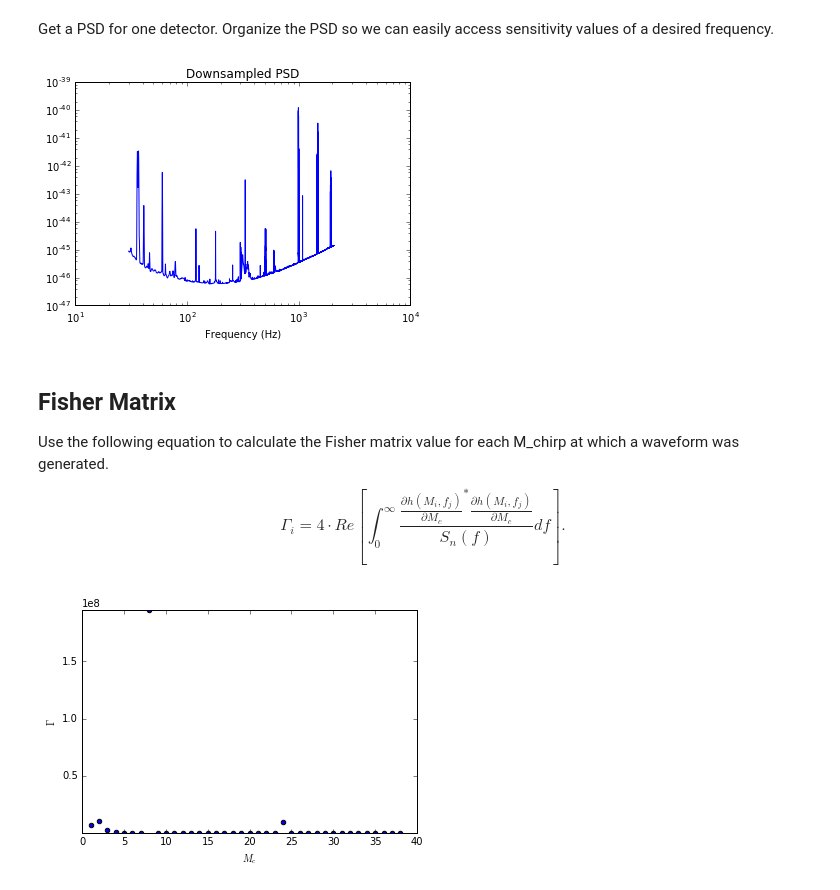
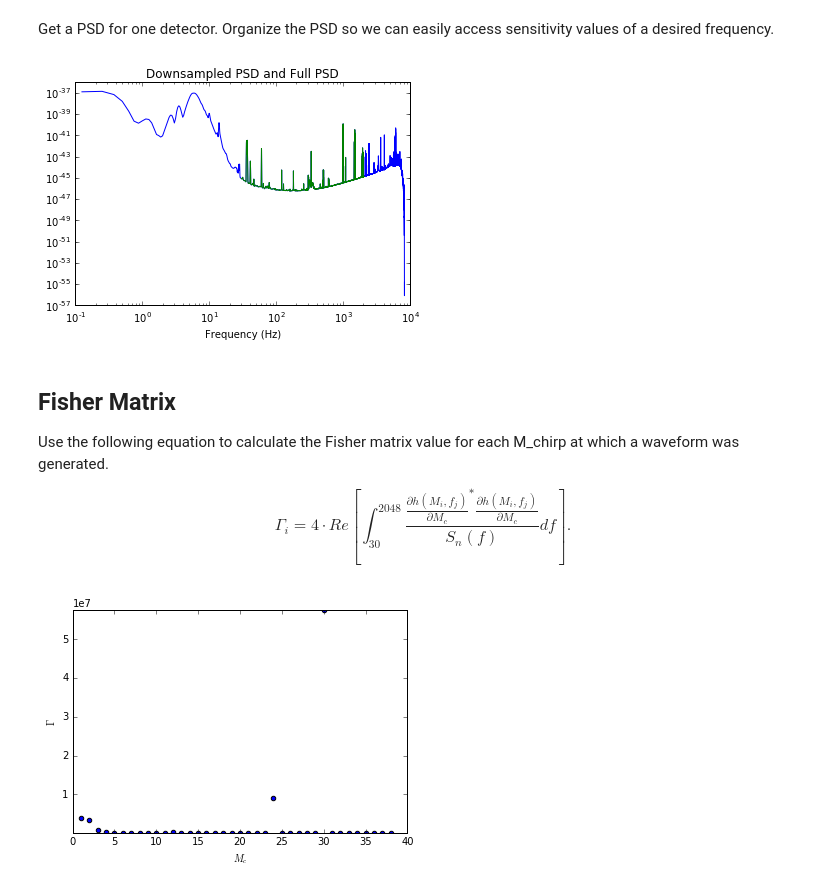
Before and after one commit to CIERA-Northwestern/precession_measurability, a Jupyter notebook: fisher_matrix.ipynb, the cells around one changed output. Saved outputs shown, nothing was run; the diff lists cells and outputs as text; code cells hidden in the pictures.

```diff
--- a/fisher_matrix.ipynb
+++ b/fisher_matrix.ipynb
@@ -89,6 +93,8 @@ fmax = fnyq = 2048
 # We're actually doing a numerical integral so df -> \delta f
 delta_f = 0.125
 
+flow_index = flow/delta_f
+
 # Define the overlap object
 olap = lalsimutils.Overlap(flow, fmax, fnyq, delta_f)
 # %% [markdown]
@@ -110,10 +116,12 @@ Calculate an array of frequencies corresponding to h(f). This frequency list is
 
 Question: Is there a way to extract this array from SimInspiralFD?
 # %%
-freqs_waveform = []
-for index in numpy.arange(len(waveforms[0])):
-    freqs_waveform.append(flow + delta_f*index)
-freqs_waveform = numpy.asarray(freqs_waveform)
+#freqs_waveform = []
+#for index in numpy.arange(len(waveforms[0])):
+#    freqs_waveform.append(flow + delta_f*index)
+#freqs_waveform = numpy.asarray(freqs_waveform)
+
+freqs_waveform = numpy.arange(0, 2048 + delta_f, delta_f)
 
 # FIX ME: maybe an easier way to do with by defining a lambda function or something but this
 # seemed convenient since I need the frequencies in an array of length len(waveforms[0])
@@ -183,32 +257,34 @@ Get a PSD for one detector. Organize the PSD so we can easily access sensitivity
 # %%
 # Get a PSD to weight the Fisher matrix
 frequencies, psd = numpy.loadtxt("H1-GDS-CALIB_STRAIN.txt", unpack=True)
 df = frequencies[1] - frequencies[0]
 psd *= psd
 
 # Interpolate a function for PSD as a function of frequency
 freq_func = interpolate.interp1d(frequencies, psd)
 
-plt.loglog(freqs_waveform, freq_func(freqs_waveform))
+plt.loglog(frequencies, psd)
+plt.loglog(freqs_waveform[flow_index:], freq_func(freqs_waveform[flow_index:]))
 plt.xlabel('Frequency (Hz)')
-plt.title('Downsampled PSD')
+plt.title('Downsampled PSD and Full PSD')
 plt.show()
 # %% [output]
-[figure, old version]
+[figure, new version]
 # %% [markdown]
 ## Fisher Matrix
 
 Use the following equation to calculate the Fisher matrix value for each M_chirp at which a waveform was generated.
 
 $$
-\Gamma_{i} = 4 \cdot Re[\int_{0}^{\infty} \frac{\frac{\partial h(M_{i}, f_{j})}{\partial M_{c}}^{*} \frac{\partial h(M_{i}, f_{j})}{\partial M_{c}}}  {S_{n}(f)} df].
+\Gamma_{i} = 4 \cdot Re[\int_{30}^{2048} \frac{\frac{\partial h(M_{i}, f_{j})}{\partial M_{c}}^{*} \frac{\partial h(M_{i}, f_{j})}{\partial M_{c}}}  {S_{n}(f)} df].
 $$
 # %%
 # Calculate the Fisher matrix for each m_chirp with psd
 fisher = []
 for deriv in waveform_derivs:
-    fisher.append(4 * numpy.real(numpy.sum(deriv * numpy.conjugate(deriv) / freq_func(freqs_waveform) ) * delta_f))
-
+    # FIX ME: more efficient way to incorporate the flow_index
+    fisher.append(4 * numpy.real(numpy.sum(
+                deriv[flow_index:] * numpy.conjugate(deriv[flow_index:]) / freq_func(freqs_waveform[flow_index:]) ) * delta_f))
 
 plt.scatter(mcs[:-1], numpy.asarray(fisher))
 plt.xlim([0, None])
@@ -217,4 +293,4 @@ plt.xlabel(r'$M_c$')
 plt.ylabel(r'$\Gamma$')
 plt.show()
 # %% [output]
-[figure, old version]
+[figure, new version]
```
Also changed, not shown: parts of 10 cells of this notebook.
